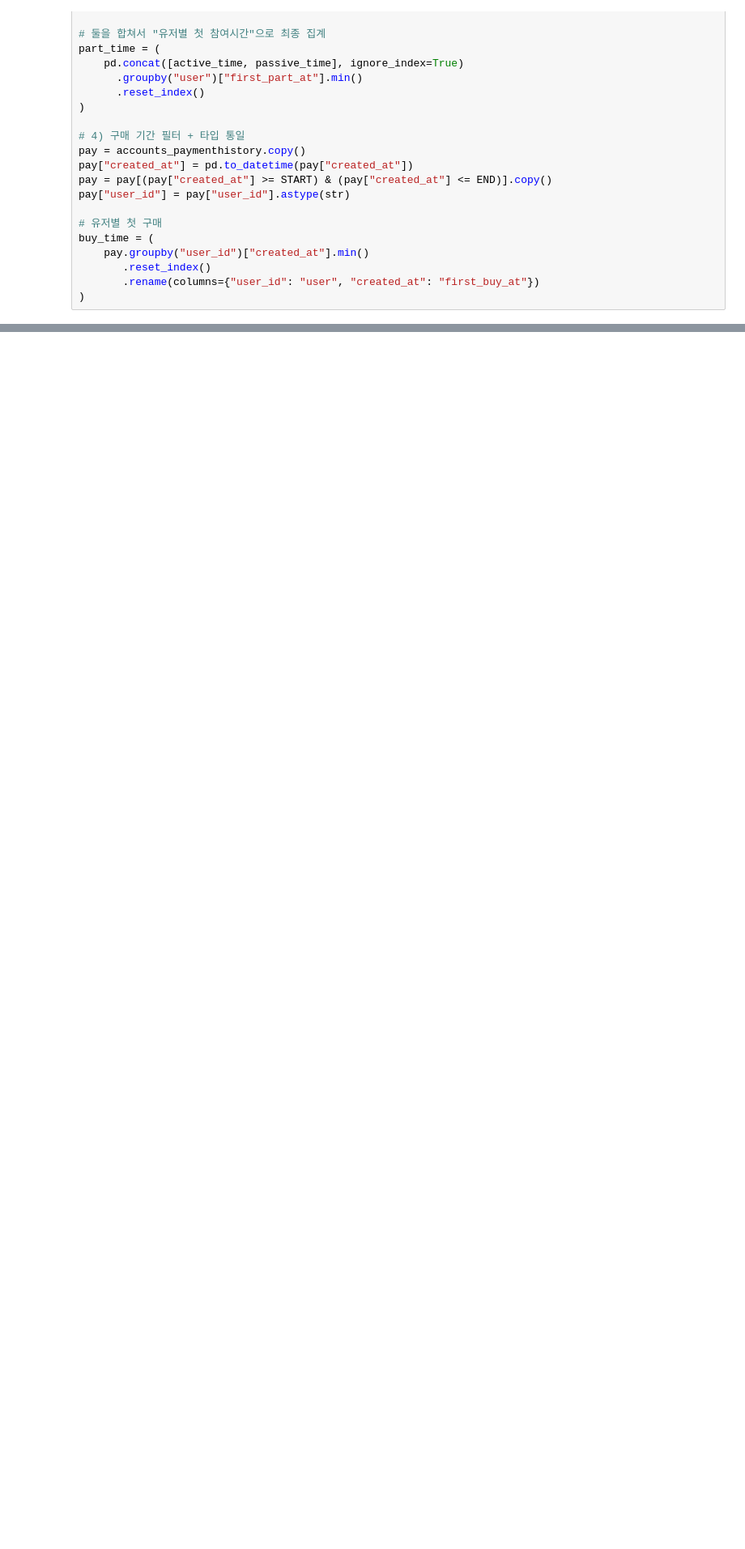
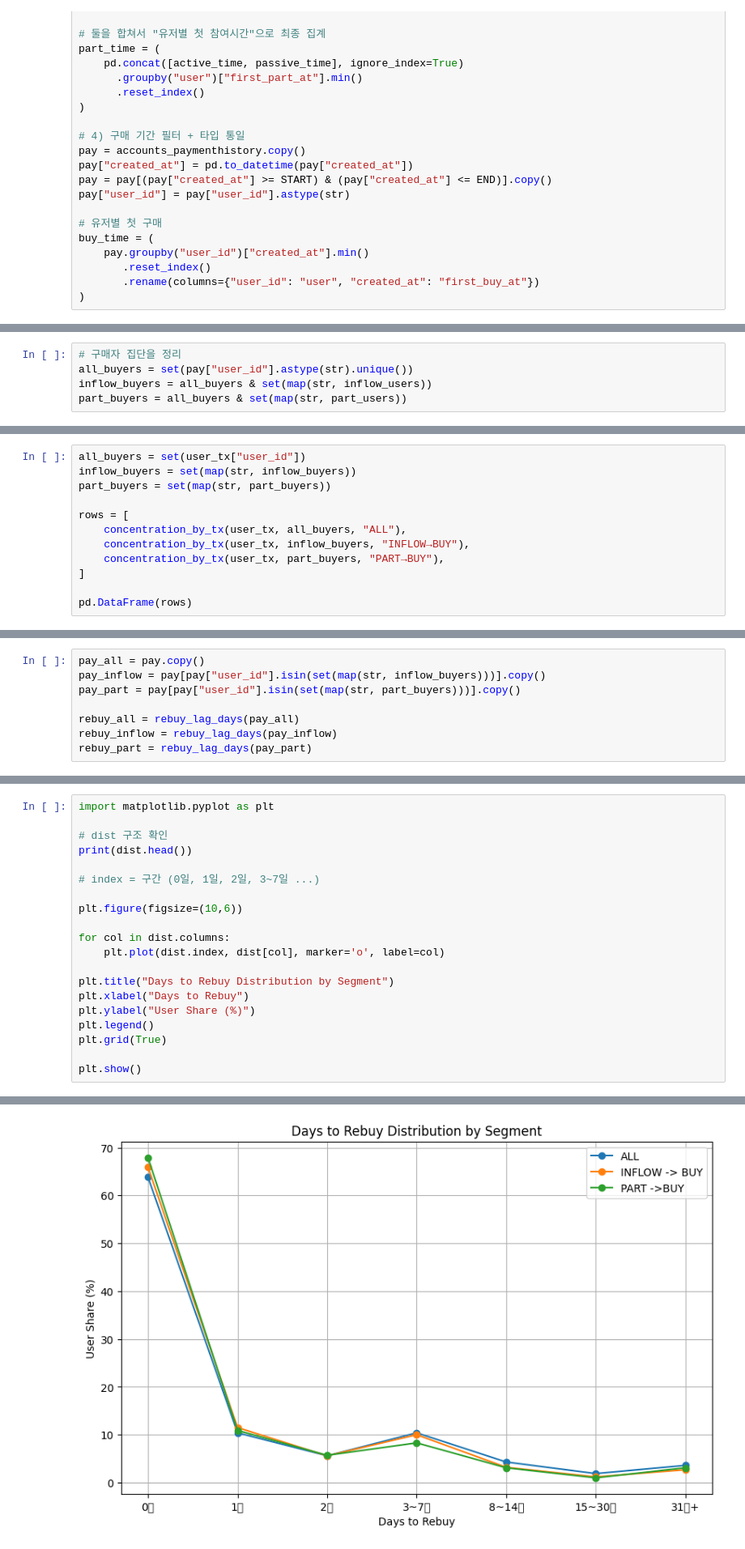
Before and after one commit to EtheriumArchive/Codeit_project, a Jupyter notebook: analysis_kyuri_v7.ipynb, the cells around one changed output, grey strips where cells are left out. Shown at 81% size. Saved outputs shown, nothing was run; the diff lists cells and outputs as text; blank space fills up the shorter version.

```diff
--- a/analysis_kyuri_v7.ipynb
+++ b/analysis_kyuri_v7.ipynb
@@ -814,0 +903,5 @@ pay["next_gap"].describe()
+# %%
+# 구매자 집단을 정리
+all_buyers = set(pay["user_id"].astype(str).unique())
+inflow_buyers = all_buyers & set(map(str, inflow_users))
+part_buyers = all_buyers & set(map(str, part_users))
@@ -814,0 +1175,12 @@ pay["next_gap"].describe()
+# %%
+all_buyers = set(user_tx["user_id"])
+inflow_buyers = set(map(str, inflow_buyers))
+part_buyers = set(map(str, part_buyers))
+
+rows = [
+    concentration_by_tx(user_tx, all_buyers, "ALL"),
+    concentration_by_tx(user_tx, inflow_buyers, "INFLOW→BUY"),
+    concentration_by_tx(user_tx, part_buyers, "PART→BUY"),
+]
+
+pd.DataFrame(rows)
@@ -814,0 +1273,8 @@ pay["next_gap"].describe()
+# %%
+pay_all = pay.copy()
+pay_inflow = pay[pay["user_id"].isin(set(map(str, inflow_buyers)))].copy()
+pay_part = pay[pay["user_id"].isin(set(map(str, part_buyers)))].copy()
+
+rebuy_all = rebuy_lag_days(pay_all)
+rebuy_inflow = rebuy_lag_days(pay_inflow)
+rebuy_part = rebuy_lag_days(pay_part)
@@ -814,0 +1398,21 @@ pay["next_gap"].describe()
+# %%
+import matplotlib.pyplot as plt
+
+# dist 구조 확인
+print(dist.head())
+
+# index = 구간 (0일, 1일, 2일, 3~7일 ...)
+
+plt.figure(figsize=(10,6))
+
+for col in dist.columns:
+    plt.plot(dist.index, dist[col], marker='o', label=col)
+
+plt.title("Days to Rebuy Distribution by Segment")
+plt.xlabel("Days to Rebuy")
+plt.ylabel("User Share (%)")
+plt.legend()
+plt.grid(True)
+
+plt.show()
+# %% [output]
@@ -814,0 +1426 @@ pay["next_gap"].describe()
+[figure, added]
```
Also changed, not shown: parts of 59 cells of this notebook.
